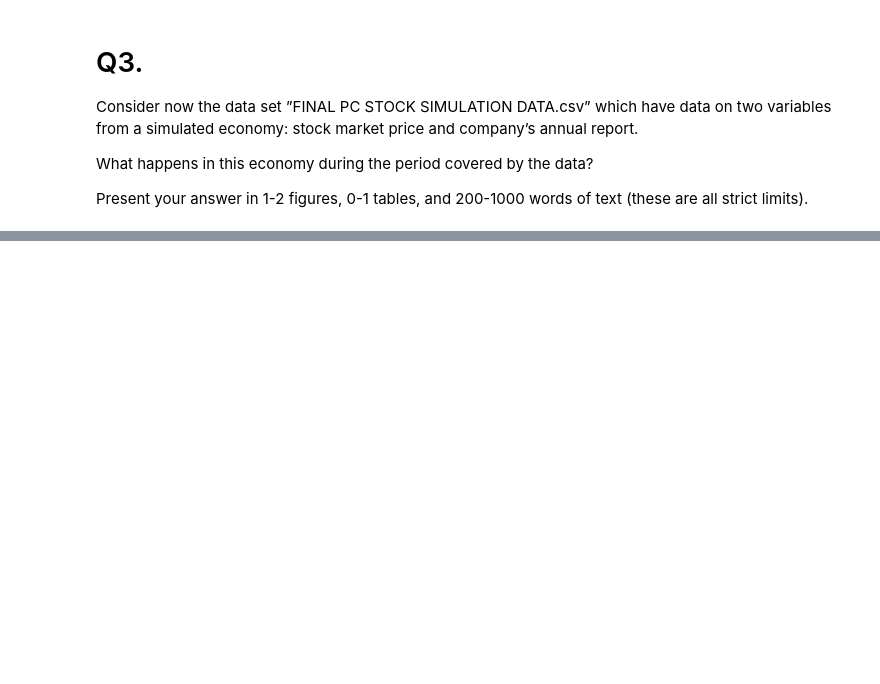
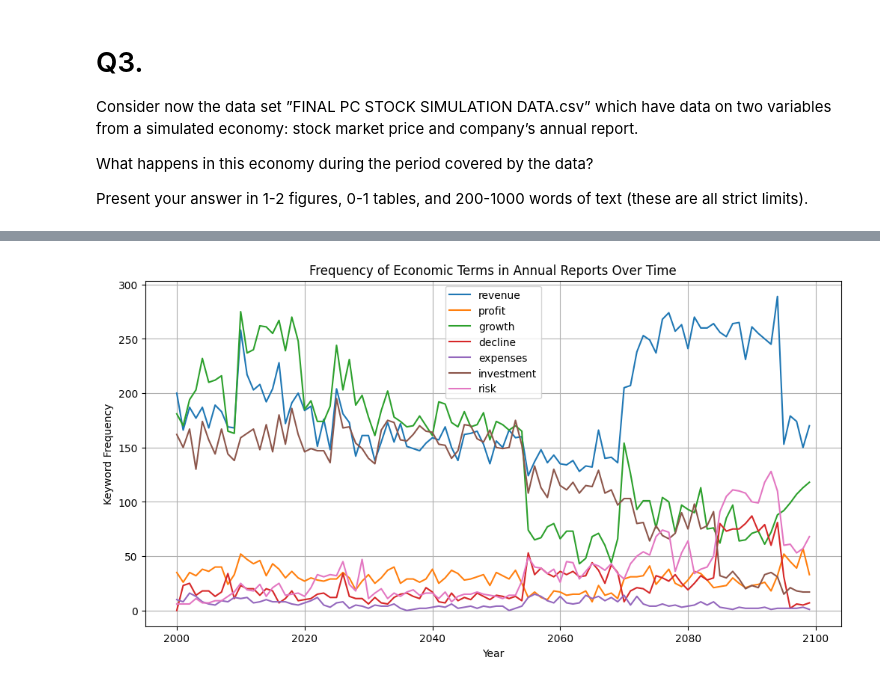
Before and after one commit to eth-tran/ECON424-Final, a Jupyter notebook: ECON424_Final.ipynb, the cells around one changed output, grey strips where cells are left out. Drawn from its saved outputs; the diff is of its cells as text; code cells hidden in the pictures; blank space fills up the shorter version.

```diff
--- a/ECON424_Final.ipynb
+++ b/ECON424_Final.ipynb
@@ -684,0 +795,22 @@ Present your answer in 1-2 figures, 0-1 tables, and 200-1000 words of text (thes
+# %%
+# Extract keywords over time
+keywords = ["revenue", "profit", "growth", "decline", "expenses", "investment", "risk"]
+
+for word in keywords:
+    df[word] = df["annual_report"].str.lower().str.count(word)
+
+keyword_trends = df.groupby("year")[keywords].sum()
+# %%
+# Keyword trends
+plt.figure(figsize=(12,6))
+for word in keywords:
+    plt.plot(keyword_trends.index, keyword_trends[word], label=word)
+
+plt.legend()
+plt.title("Frequency of Economic Terms in Annual Reports Over Time")
+plt.xlabel("Year")
+plt.ylabel("Keyword Frequency")
+plt.grid(True)
+plt.show()
+# %% [output]
+[figure, added]
```
Also changed, not shown: parts of 6 cells of this notebook.
